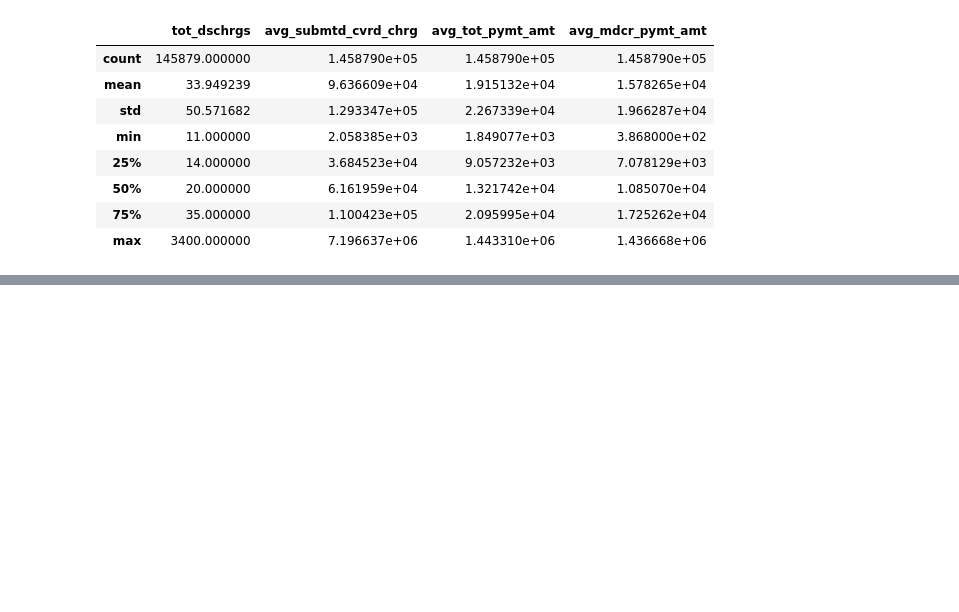
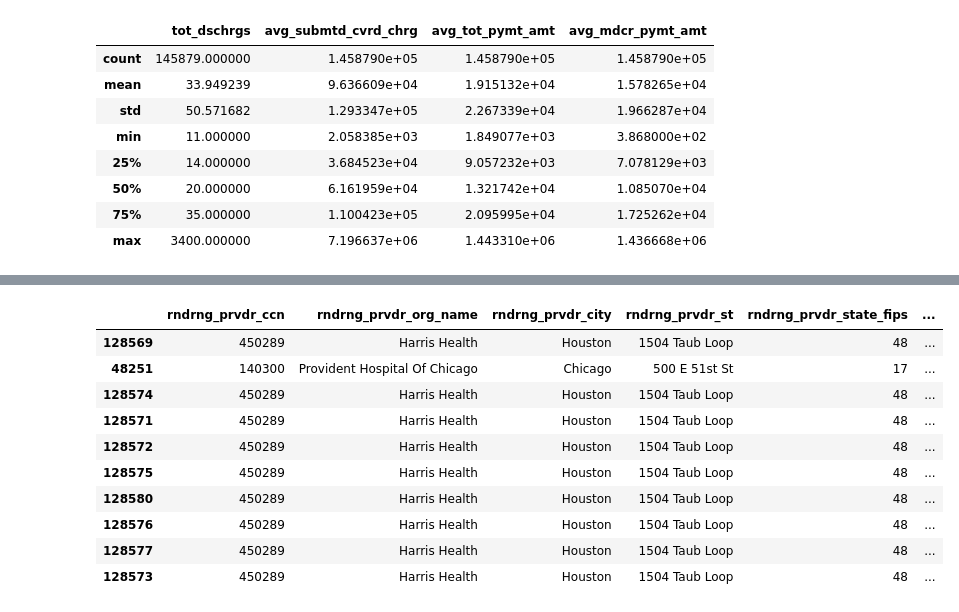
Before and after one commit to gurbaj8226/Hospital-Charge-vs-Medicare-Reimbursement-Analysis, a Jupyter notebook: notebooks/01_Data_Cleaning_and_Preparation.ipynb, the cells around one changed output, grey strips where cells are left out. Cells and saved outputs as stored; diff of their text form; code cells hidden in the pictures; blank space fills up the shorter version.

```diff
--- a/notebooks/01_Data_Cleaning_and_Preparation.ipynb
+++ b/notebooks/01_Data_Cleaning_and_Preparation.ipynb
@@ -96,0 +124,14 @@ df[['tot_dschrgs',
+# %%
+df.sort_values('charge_to_medicare_payment_ratio', ascending = False).tail(10)
+# %% [output]
+|  | rndrng_prvdr_ccn | rndrng_prvdr_org_name | rndrng_prvdr_city | rndrng_prvdr_st | rndrng_prvdr_state_fips | ... |
+| 128569 | 450289 | Harris Health | Houston | 1504 Taub Loop | 48 | ... |
+| 48251 | 140300 | Provident Hospital Of Chicago | Chicago | 500 E 51st St | 17 | ... |
+| 128574 | 450289 | Harris Health | Houston | 1504 Taub Loop | 48 | ... |
+| 128571 | 450289 | Harris Health | Houston | 1504 Taub Loop | 48 | ... |
+| 128572 | 450289 | Harris Health | Houston | 1504 Taub Loop | 48 | ... |
+| 128575 | 450289 | Harris Health | Houston | 1504 Taub Loop | 48 | ... |
+| 128580 | 450289 | Harris Health | Houston | 1504 Taub Loop | 48 | ... |
+| 128576 | 450289 | Harris Health | Houston | 1504 Taub Loop | 48 | ... |
+| 128577 | 450289 | Harris Health | Houston | 1504 Taub Loop | 48 | ... |
+| 128573 | 450289 | Harris Health | Houston | 1504 Taub Loop | 48 | ... |
```
Also changed, not shown: parts of 11 cells of this notebook.
